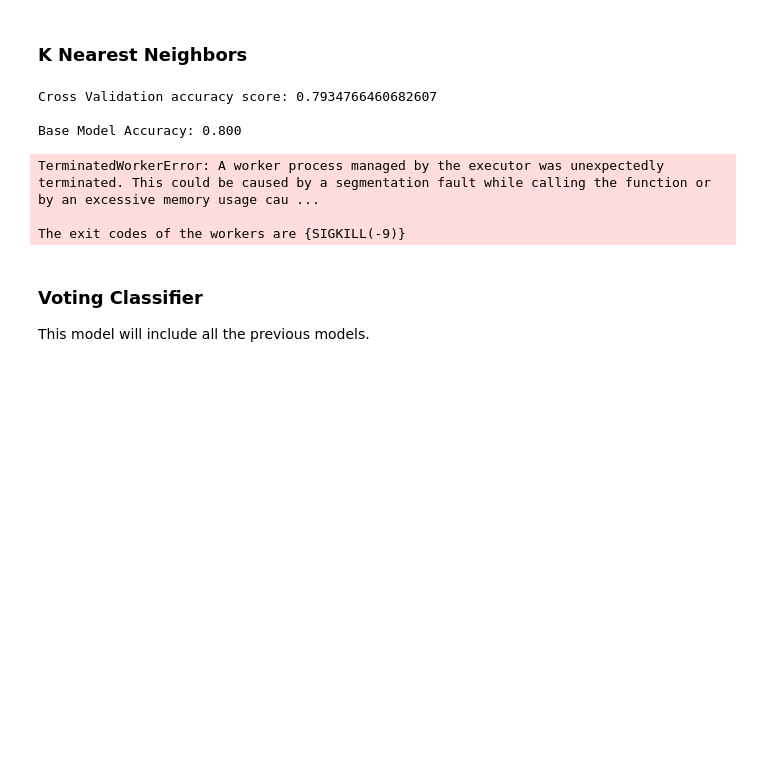
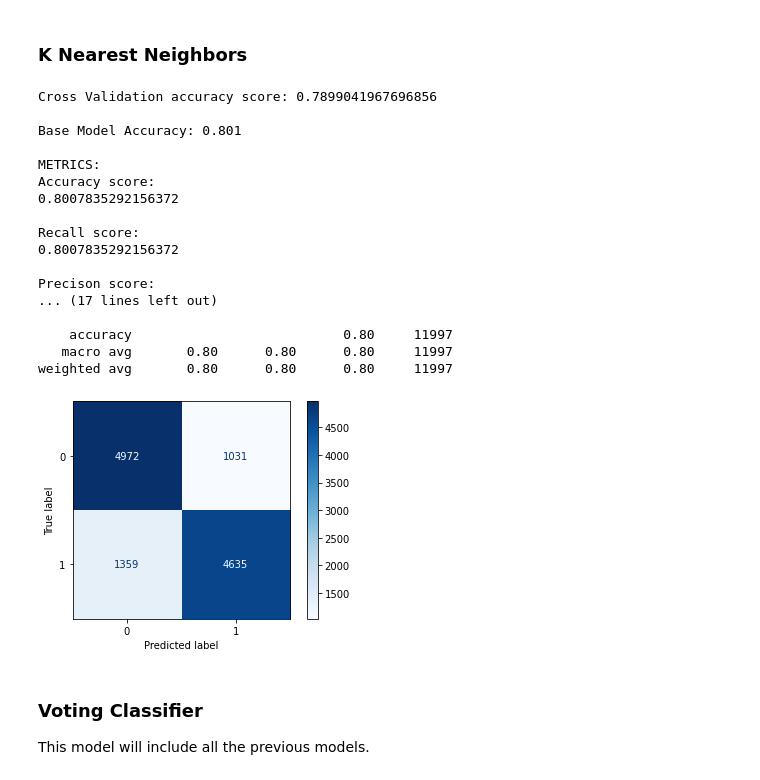
Before and after one commit to TiagoS16/SIB_SMILES, a Jupyter notebook: src/smiles/scripts/Etapa3.ipynb, the cells around one changed output. Drawn from its saved outputs; the diff is of its cells as text; code cells hidden in the pictures; blank space fills up the shorter version.

```diff
--- a/src/smiles/scripts/Etapa3.ipynb
+++ b/src/smiles/scripts/Etapa3.ipynb
@@ -34,8 +36,7 @@ def metrics(label_test, predict):
     print(f"MCC score:\n{matthews_corrcoef(label_test, predict)}\n")
     print(f"Confusion matrix:\n{confusion_matrix(label_test, predict)}\n")
     print(f"Classification report:\n{classification_report(label_test, predict, zero_division=True)}\n")
-    # ConfusionMatrixDisplay.from_predictions(label_test, predict)
-    # plt.show()
+    ConfusionMatrixDisplay(confusion_matrix(label_test, predict)).plot(cmap=plt.cm.Blues)
 # %% [markdown]
 ML
 # %%
@@ -150,17 +162,26 @@ weighted avg       0.69      0.69      0.69     11997
 # %% [markdown]
 ### K Nearest Neighbors
-# %%
-knn = KNeighborsClassifier(n_jobs=-1)
-params_knn = {'n_neighbors': range(2, 11, 2), 'weights': ['distance', 'uniform'], 'leaf_size': range(10, 50, 10), 'p': [1, 2]}
-
-ml(knn, descriptors_data_b, descriptors_label_b, params_knn)
-# %% [output]
-Cross Validation accuracy score: 0.7934766460682607
-
-Base Model Accuracy: 0.800
-TerminatedWorkerError: A worker process managed by the executor was unexpectedly terminated. This could be caused by a segmentation fault while calling the function or by an excessive memory usage cau ...
-
-The exit codes of the workers are {SIGKILL(-9)}
+# %%
+ml(knn, descriptors_data_b, descriptors_label_b, None)
+# %% [output]
+Cross Validation accuracy score: 0.7899041967696856
+
+Base Model Accuracy: 0.801
+
+METRICS:
+Accuracy score:
+0.8007835292156372
+
+Recall score:
+0.8007835292156372
+
+Precison score:
+... (17 lines left out)
+
+    accuracy                           0.80     11997
+   macro avg       0.80      0.80      0.80     11997
+weighted avg       0.80      0.80      0.80     11997
+[figure, added]
 # %% [markdown]
 ### Voting Classifier
 This model will include all the previous models.
```
Also changed, not shown: parts of 39 cells of this notebook.
